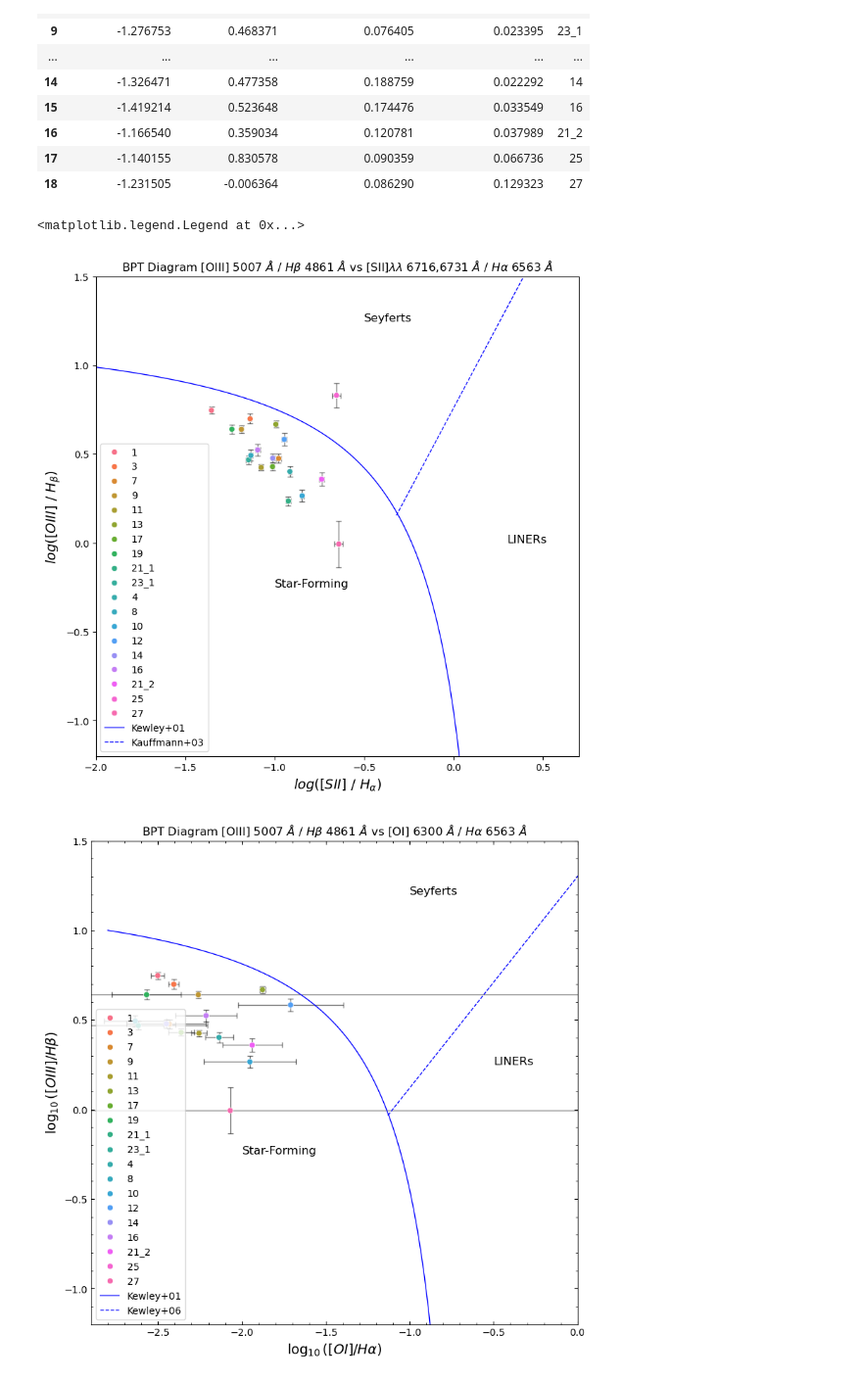
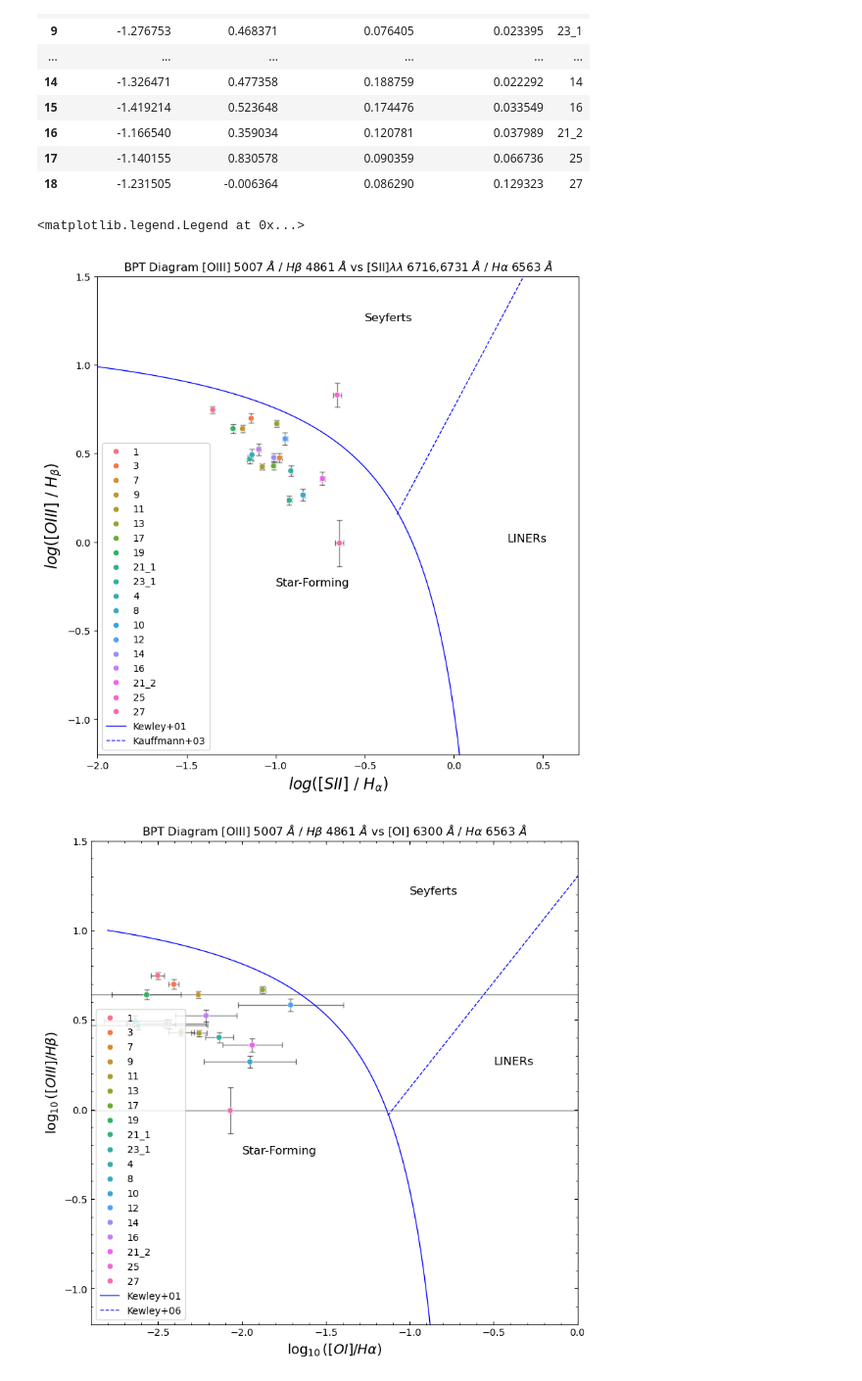
Before and after one commit to blnblnbln/TESIS, a Jupyter notebook: analysis_gmos/bpt_oficial.ipynb, the cells around one changed output. Shown at 98% size. Cells and saved outputs as stored; diff of their text form; code cells hidden in the pictures.

```diff
--- a/analysis_gmos/bpt_oficial.ipynb
+++ b/analysis_gmos/bpt_oficial.ipynb
@@ -176,36 +176,36 @@ log_o3_hb_err = unumpy.std_devs(log_o3_hb_un)
 df_plot2 = pd.DataFrame({
     'log_SII_H_ALPHA': log_sii_ha_nom,
     'log_OIII_H_BETA': log_o3_hb_nom,
     'log_SII_H_ALPHA_err': log_sii_ha_err,
     'log_OIII_H_BETA_err': log_o3_hb_err,
     'ID': df['ID']
 })
 
 # Crear el gráfico de dispersión con seaborn
 plt.figure(figsize=(9, 9))
 
 # Añadir barras de error primero
 plt.errorbar(df_plot2['log_SII_H_ALPHA'], df_plot2['log_OIII_H_BETA'],
              xerr=df_plot2['log_SII_H_ALPHA_err'], yerr=df_plot2['log_OIII_H_BETA_err'],
              fmt='none', ecolor='black', elinewidth=1, capsize=3, alpha=0.5, zorder=1)
 
 # Añadir puntos con seaborn
 sns.scatterplot(x='log_SII_H_ALPHA', y='log_OIII_H_BETA', hue='ID', data=df_plot2, zorder=2)
 plt.plot(log_SII_Ha,   log_OIII_Hb_SII_Kewley, '-' , color='blue', lw=1, label='Kewley+01')
 plt.plot(log_SII_Ha_kewley, log_OIII_Hb_SII_Seyfert_LINER, '--', color='blue', lw=1, label='Kauffmann+03')
 plt.ylim(-1.2,1.5)
 plt.xlim(-2,0.7)
 plt.text(s='Star-Forming', x=-1.0, y=-0.25, fontsize=12)
 plt.text(s='Seyferts', x=-0.5, y=1.25, fontsize=12)
 plt.text(s='LINERs', x=0.3, y=0, fontsize=12)
 #plt.errorbar(x=ratio_NII_Ha,y=ratio_OIII_Hb)
-plt.xlabel('$log$($[SII]$ / $ H_{\\alpha}$)', fontsize=14)
-plt.ylabel('$log$($[OIII]$ / $ H_{\\beta}$)', fontsize=14)
+plt.xlabel('$log$($[SII]$ / $ H_{\\alpha}$)', fontsize=16)
+plt.ylabel('$log$($[OIII]$ / $ H_{\\beta}$)', fontsize=16)
 plt.title('BPT Diagram [OIII] 5007 ${\AA}$ / $H\\beta$ 4861 ${\AA}$ vs [SII]$\\lambda$$\\lambda$ 6716,6731 ${\AA}$ / $H\\alpha$ 6563 ${\AA}$')
 plt.legend()
 # %% [output]
 <matplotlib.legend.Legend at 0x...>
-[figure, old version]
+[figure, new version]
 # %%
 import pandas as pd
 import numpy as np
```
Also changed, not shown: parts of 5 cells of this notebook, 14 other files.
